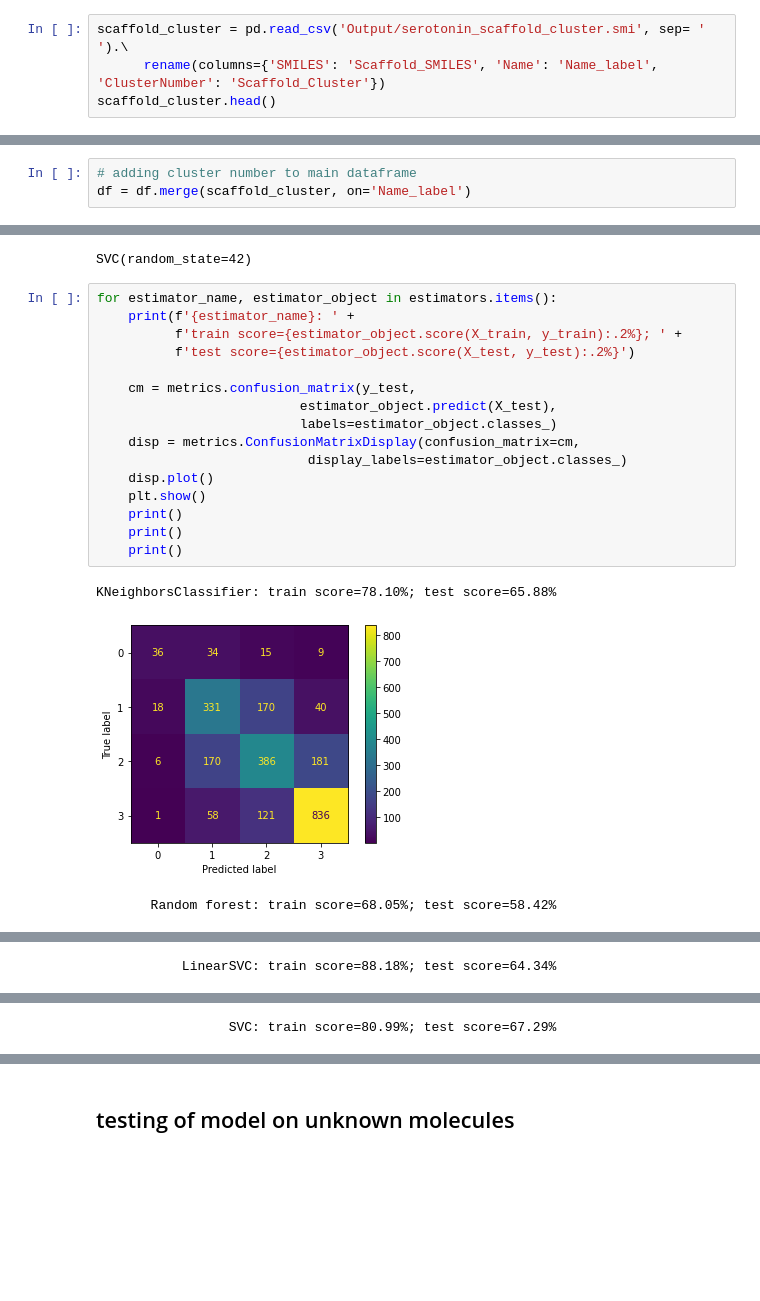
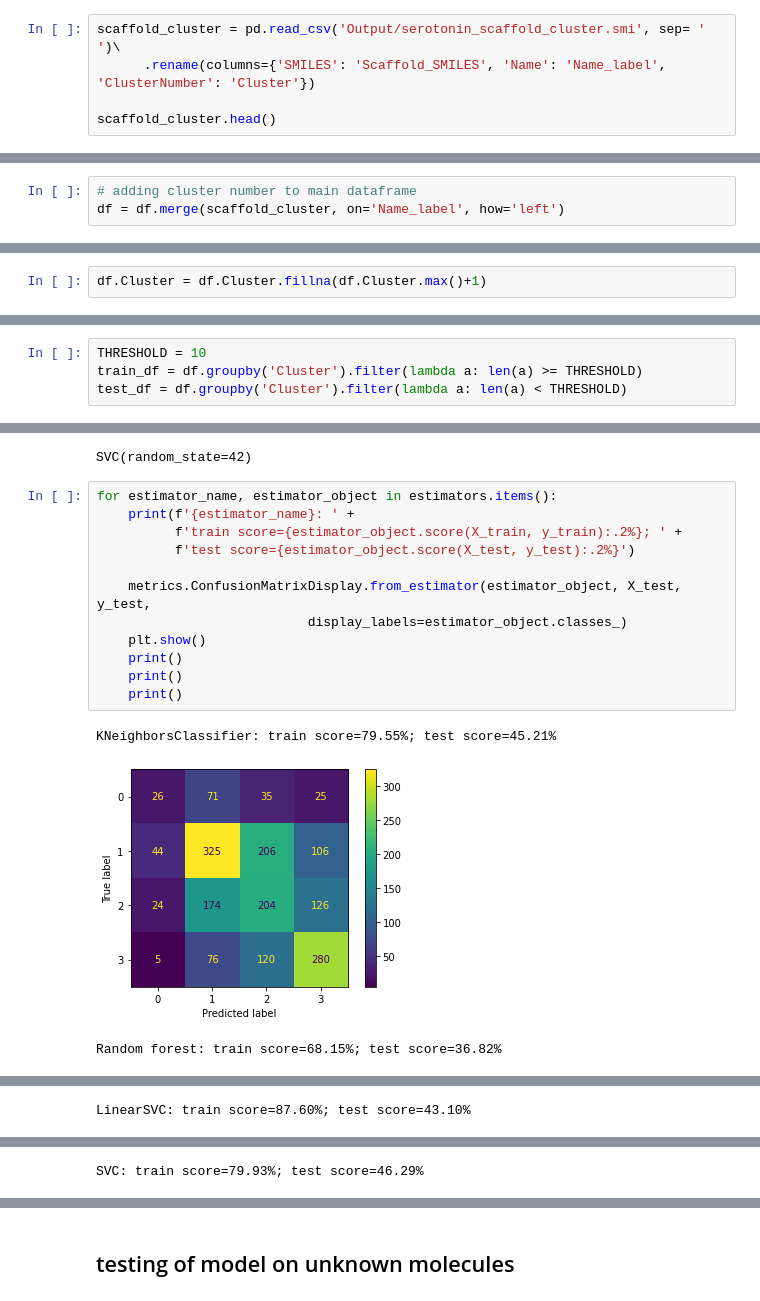
Before and after one commit to kuteykin/HTR2a-bioactivity-prediction, a Jupyter notebook: 5_ht2a_receptor_bioactivity_predictor.ipynb, the cells around one changed output, grey strips where cells are left out. Cells and saved outputs as stored; diff of their text form; blank space fills up the shorter version.

```diff
--- a/5_ht2a_receptor_bioactivity_predictor.ipynb
+++ b/5_ht2a_receptor_bioactivity_predictor.ipynb
@@ -464,7 +402,8 @@ df[['Scaffold', 'Name_label']].to_csv('Output/serotonin_scaffold.smi', sep='\t',
 #    --infileParams "smilesColumn,1, smilesNameColumn,2, smilesDelimiter,tab, smilesTitleLine, auto, sanitize, yes"\
 #    --overwrite
 # %%
-scaffold_cluster = pd.read_csv('Output/serotonin_scaffold_cluster.smi', sep= ' ').\
-      rename(columns={'SMILES': 'Scaffold_SMILES', 'Name': 'Name_label', 'ClusterNumber': 'Scaffold_Cluster'})
+scaffold_cluster = pd.read_csv('Output/serotonin_scaffold_cluster.smi', sep= ' ')\
+      .rename(columns={'SMILES': 'Scaffold_SMILES', 'Name': 'Name_label', 'ClusterNumber': 'Cluster'})
+
 scaffold_cluster.head()
 # %% [output]
@@ -500,3 +443,3 @@ Name: Cluster, Length: 953, dtype: int64
 # %%
 # adding cluster number to main dataframe
-df = df.merge(scaffold_cluster, on='Name_label')
+df = df.merge(scaffold_cluster, on='Name_label', how='left')
@@ -507,0 +457,2 @@ True
+# %%
+df.Cluster = df.Cluster.fillna(df.Cluster.max()+1)
@@ -508,2 +463,6 @@ True
 # %%
 df = df.drop('Scaffold_SMILES', axis=1)
+# %%
+THRESHOLD = 10
+train_df = df.groupby('Cluster').filter(lambda a: len(a) >= THRESHOLD)
+test_df = df.groupby('Cluster').filter(lambda a: len(a) < THRESHOLD)
@@ -566,20 +530,16 @@ SVC(random_state=42)
 # %%
 for estimator_name, estimator_object in estimators.items():
     print(f'{estimator_name}: ' +
           f'train score={estimator_object.score(X_train, y_train):.2%}; ' +
           f'test score={estimator_object.score(X_test, y_test):.2%}')
 
-    cm = metrics.confusion_matrix(y_test,
-                          estimator_object.predict(X_test),
-                          labels=estimator_object.classes_)
-    disp = metrics.ConfusionMatrixDisplay(confusion_matrix=cm,
+    metrics.ConfusionMatrixDisplay.from_estimator(estimator_object, X_test, y_test,
                            display_labels=estimator_object.classes_)
-    disp.plot()
     plt.show()
     print()
     print()
     print()
 # %% [output]
-KNeighborsClassifier: train score=78.10%; test score=65.88%
+KNeighborsClassifier: train score=79.55%; test score=45.21%
-[figure, old version]
+[figure, new version]
-       Random forest: train score=68.05%; test score=58.42%
+Random forest: train score=68.15%; test score=36.82%
@@ -587 +547 @@ KNeighborsClassifier: train score=78.10%; test score=65.88%
-           LinearSVC: train score=88.18%; test score=64.34%
+LinearSVC: train score=87.60%; test score=43.10%
@@ -589 +549 @@ KNeighborsClassifier: train score=78.10%; test score=65.88%
-                 SVC: train score=80.99%; test score=67.29%
+SVC: train score=79.93%; test score=46.29%
```
Also changed, not shown: parts of 50 cells of this notebook.
